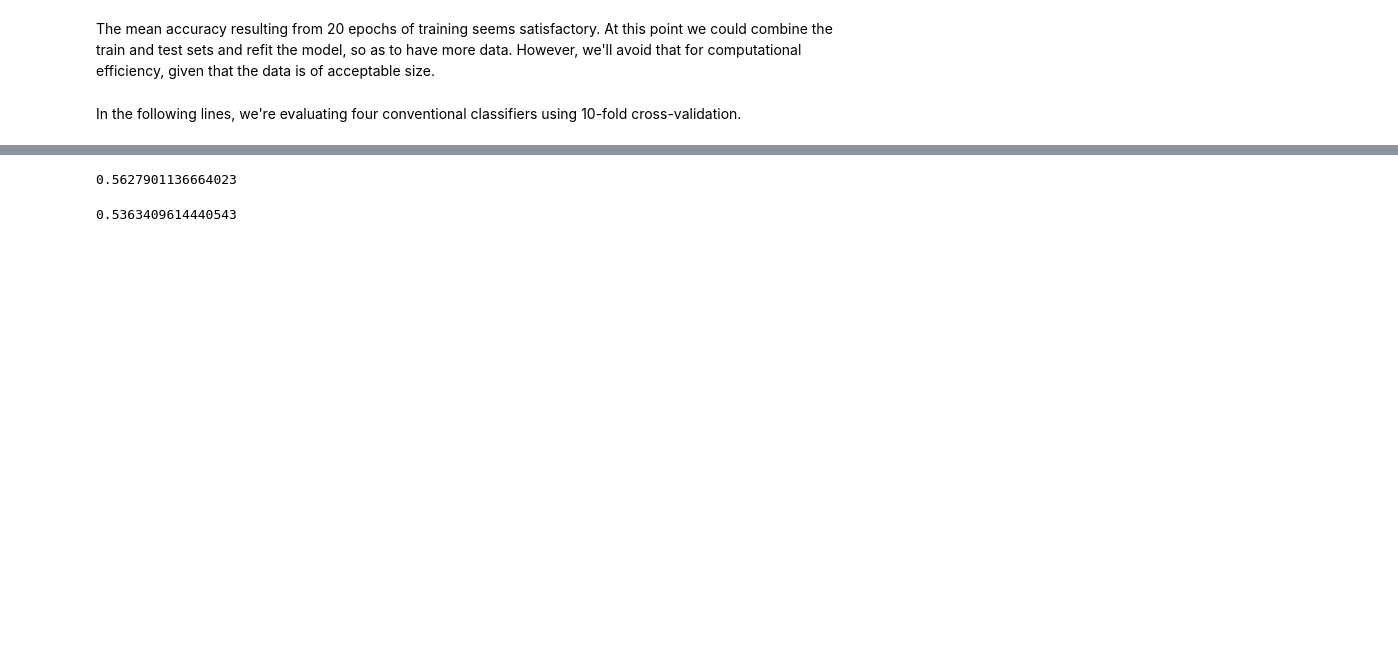
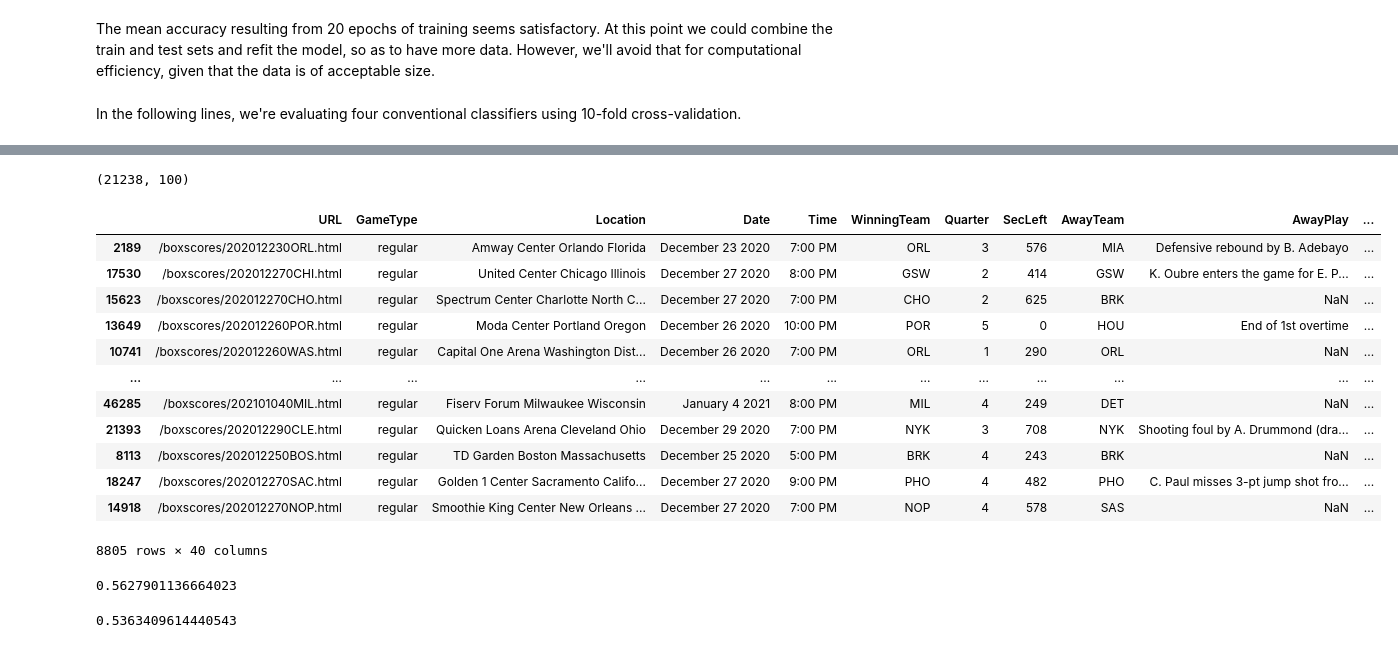
Before and after one commit to isevr/NBA_runs_prediction, a Jupyter notebook: cNN LE.ipynb, the cells around one changed output, grey strips where cells are left out. Saved outputs shown, nothing was run; the diff lists cells and outputs as text; code cells hidden in the pictures; blank space fills up the shorter version.

Commit message:
insights?

```diff
--- a/cNN LE.ipynb
+++ b/cNN LE.ipynb
@@ -39,7 +39,7 @@ del df_train5['Unnamed: 40']
 
 df_train = pd.concat([df_train1, df_train2, df_train3, df_train4, df_train5])
 
-df_test = pd.read_csv('test data/NBA_PBP_2020-21.csv')
+df_test = pd.read_csv('data/NBA_PBP_2020-21.csv')
 # %%
 df_train = df_train.reset_index(drop=True)
 # %% [markdown]
@@ -411,0 +429,2 @@ plt.show()
+# %%
+preds = model.predict(b)
@@ -412,3 +433,27 @@ plt.show()
+# %%
+X_test.shape
+# %% [output]
+(21238, 100)
+# %%
+preds_max = np.argmax(preds, axis=1)
+
+df_test.loc[X_test[preds_max == 1].index]
+
+"""Need to make sense of how to use the predictions in order to extract something insightful from the initial df"""
+# %% [output]
+|  | URL | GameType | Location | Date | Time | WinningTeam | Quarter | SecLeft | AwayTeam | AwayPlay | ... |
+| 2189 | /boxscores/202012230ORL.html | regular | Amway Center Orlando Florida | December 23 2020 | 7:00 PM | ORL | 3 | 576 | MIA | Defensive rebound by B. Adebayo | ... |
+| 17530 | /boxscores/202012270CHI.html | regular | United Center Chicago Illinois | December 27 2020 | 8:00 PM | GSW | 2 | 414 | GSW | K. Oubre enters the game for E. P... | ... |
+| 15623 | /boxscores/202012270CHO.html | regular | Spectrum Center Charlotte North C... | December 27 2020 | 7:00 PM | CHO | 2 | 625 | BRK | NaN | ... |
+| 13649 | /boxscores/202012260POR.html | regular | Moda Center Portland Oregon | December 26 2020 | 10:00 PM | POR | 5 | 0 | HOU | End of 1st overtime | ... |
+| 10741 | /boxscores/202012260WAS.html | regular | Capital One Arena Washington Dist... | December 26 2020 | 7:00 PM | ORL | 1 | 290 | ORL | NaN | ... |
+| ... | ... | ... | ... | ... | ... | ... | ... | ... | ... | ... | ... |
+| 46285 | /boxscores/202101040MIL.html | regular | Fiserv Forum Milwaukee Wisconsin | January 4 2021 | 8:00 PM | MIL | 4 | 249 | DET | NaN | ... |
+| 21393 | /boxscores/202012290CLE.html | regular | Quicken Loans Arena Cleveland Ohio | December 29 2020 | 7:00 PM | NYK | 3 | 708 | NYK | Shooting foul by A. Drummond (dra... | ... |
+| 8113 | /boxscores/202012250BOS.html | regular | TD Garden Boston Massachusetts | December 25 2020 | 5:00 PM | BRK | 4 | 243 | BRK | NaN | ... |
+| 18247 | /boxscores/202012270SAC.html | regular | Golden 1 Center Sacramento Califo... | December 27 2020 | 9:00 PM | PHO | 4 | 482 | PHO | C. Paul misses 3-pt jump shot fro... | ... |
+| 14918 | /boxscores/202012270NOP.html | regular | Smoothie King Center New Orleans ... | December 27 2020 | 7:00 PM | NOP | 4 | 578 | SAS | NaN | ... |
+8805 rows × 40 columns
 # %%
 model.save('pretrained_model.keras')
 # %%
```
Also changed, not shown: parts of 7 cells of this notebook.
